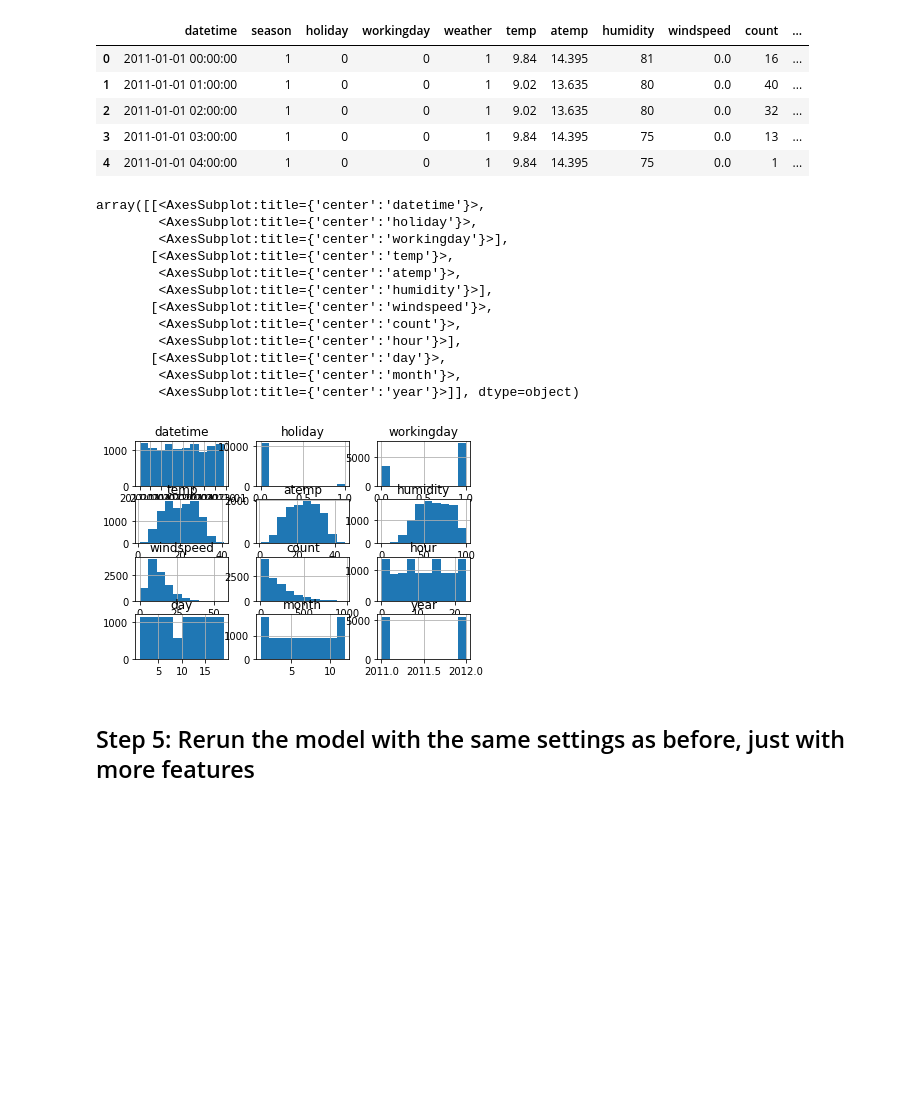
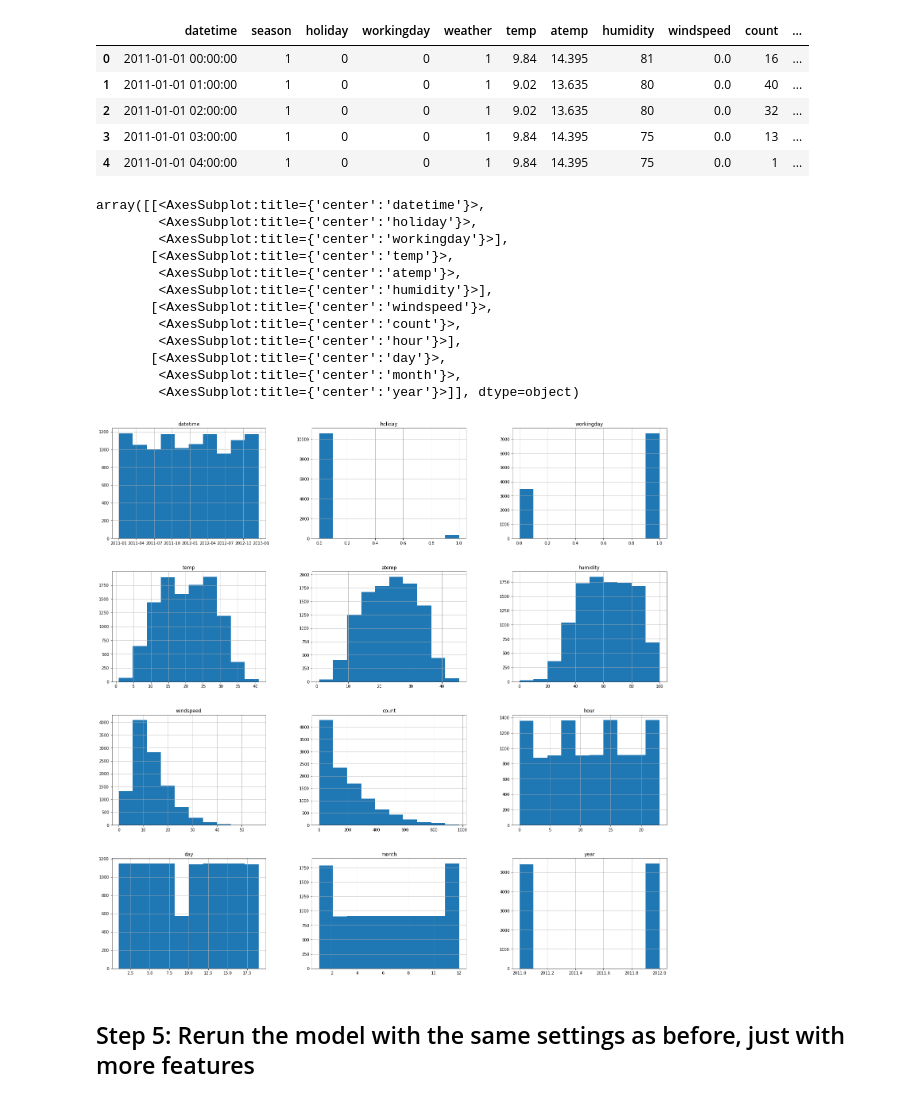
Before and after one commit to singebete/cd0385-project-starter, a Jupyter notebook: project/project-template.ipynb, the cells around one changed output. Saved outputs shown, nothing was run; the diff lists cells and outputs as text; code cells hidden in the pictures; blank space fills up the shorter version.

```diff
--- a/project/project-template.ipynb
+++ b/project/project-template.ipynb
@@ -451,21 +434,21 @@ train.head()
 | 4 | 2011-01-01 04:00:00 | 1 | 0 | 0 | 1 | 9.84 | 14.395 | 75 | 0.0 | 1 | ... |
 # %%
 # View histogram of all features again now with the hour feature
-train.hist()
+train.hist(figsize=(25,25))
 # %% [output]
 array([[<AxesSubplot:title={'center':'datetime'}>,
         <AxesSubplot:title={'center':'holiday'}>,
         <AxesSubplot:title={'center':'workingday'}>],
        [<AxesSubplot:title={'center':'temp'}>,
         <AxesSubplot:title={'center':'atemp'}>,
         <AxesSubplot:title={'center':'humidity'}>],
        [<AxesSubplot:title={'center':'windspeed'}>,
         <AxesSubplot:title={'center':'count'}>,
         <AxesSubplot:title={'center':'hour'}>],
        [<AxesSubplot:title={'center':'day'}>,
         <AxesSubplot:title={'center':'month'}>,
         <AxesSubplot:title={'center':'year'}>]], dtype=object)
-[figure, old version]
+[figure, new version]
 # %% [markdown]
 ## Step 5: Rerun the model with the same settings as before, just with more features
 # %%
```
Also changed, not shown: parts of 20 cells of this notebook, 3 other files.
